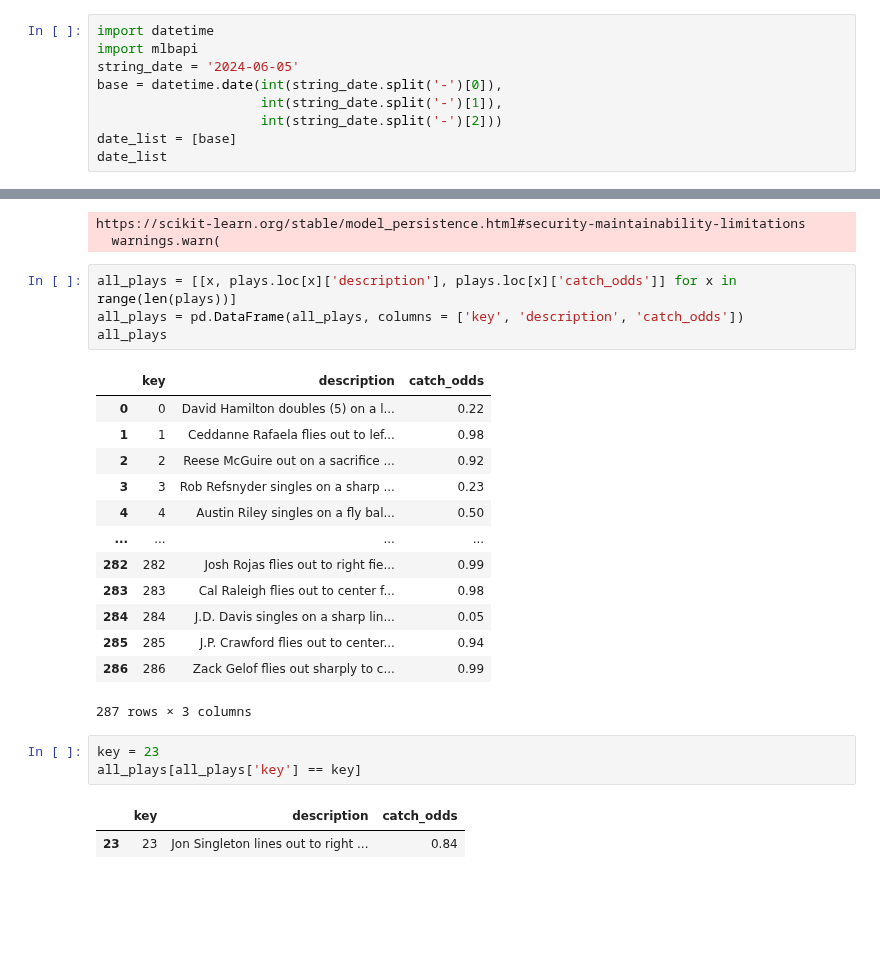
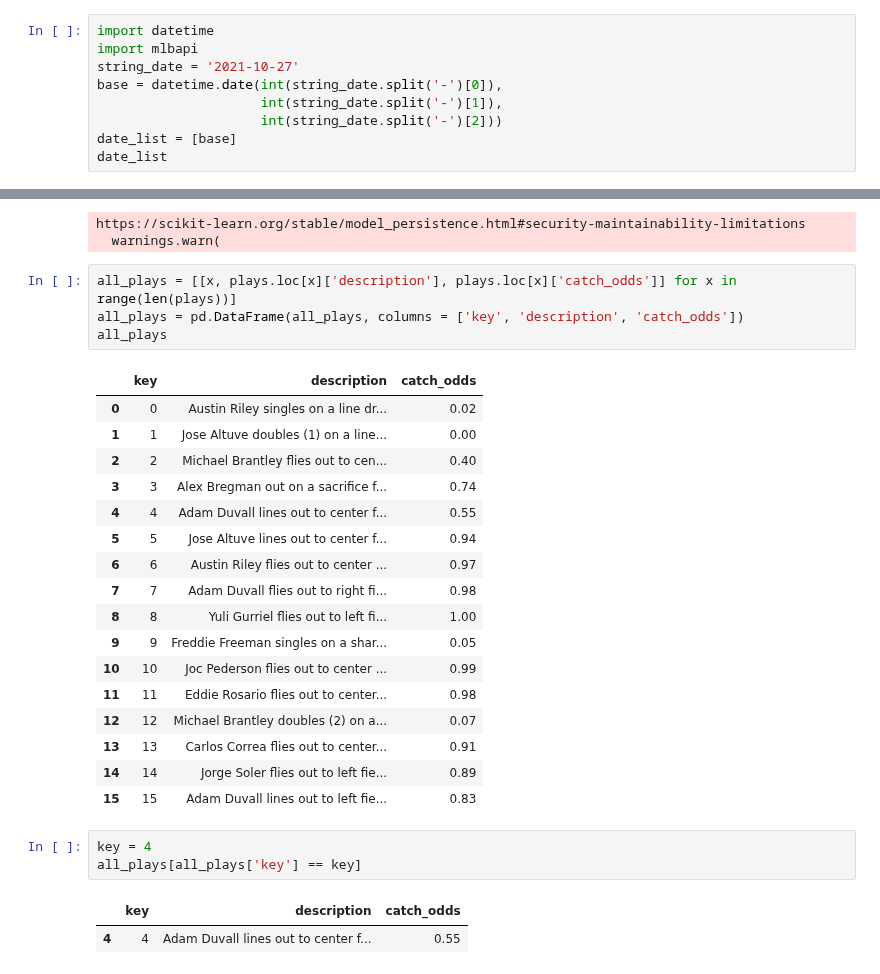
Before and after one commit to Melverk/outfield-bot, a Jupyter notebook: Outfield Bot Notebook.ipynb, the cells around one changed output, grey strips where cells are left out. Cells and saved outputs as stored; diff of their text form; blank space fills up the shorter version.

```diff
--- a/Outfield Bot Notebook.ipynb
+++ b/Outfield Bot Notebook.ipynb
@@ -5,7 +5,7 @@ fly_balls = {}
 # %%
 import datetime
 import mlbapi
-string_date = '2024-06-05'
+string_date = '2021-10-27'
 base = datetime.date(int(string_date.split('-')[0]),
                      int(string_date.split('-')[1]),
                      int(string_date.split('-')[2]))
@@ -145,24 +145,28 @@ all_plays = pd.DataFrame(all_plays, columns = ['key', 'description', 'catch_odds
 all_plays
 # %% [output]
 |  | key | description | catch_odds |
-| 0 | 0 | David Hamilton doubles (5) on a l... | 0.22 |
-| 1 | 1 | Ceddanne Rafaela flies out to lef... | 0.98 |
-| 2 | 2 | Reese McGuire out on a sacrifice ... | 0.92 |
-| 3 | 3 | Rob Refsnyder singles on a sharp ... | 0.23 |
-| 4 | 4 | Austin Riley singles on a fly bal... | 0.50 |
-| ... | ... | ... | ... |
-| 282 | 282 | Josh Rojas flies out to right fie... | 0.99 |
-| 283 | 283 | Cal Raleigh flies out to center f... | 0.98 |
-| 284 | 284 | J.D. Davis singles on a sharp lin... | 0.05 |
-| 285 | 285 | J.P. Crawford flies out to center... | 0.94 |
-| 286 | 286 | Zack Gelof flies out sharply to c... | 0.99 |
+| 0 | 0 | Austin Riley singles on a line dr... | 0.02 |
+| 1 | 1 | Jose Altuve doubles (1) on a line... | 0.00 |
+| 2 | 2 | Michael Brantley flies out to cen... | 0.40 |
+| 3 | 3 | Alex Bregman out on a sacrifice f... | 0.74 |
+| 4 | 4 | Adam Duvall lines out to center f... | 0.55 |
+| 5 | 5 | Jose Altuve lines out to center f... | 0.94 |
+| 6 | 6 | Austin Riley flies out to center ... | 0.97 |
+| 7 | 7 | Adam Duvall flies out to right fi... | 0.98 |
+| 8 | 8 | Yuli Gurriel flies out to left fi... | 1.00 |
+| 9 | 9 | Freddie Freeman singles on a shar... | 0.05 |
+| 10 | 10 | Joc Pederson flies out to center ... | 0.99 |
+| 11 | 11 | Eddie Rosario flies out to center... | 0.98 |
+| 12 | 12 | Michael Brantley doubles (2) on a... | 0.07 |
+| 13 | 13 | Carlos Correa flies out to center... | 0.91 |
+| 14 | 14 | Jorge Soler flies out to left fie... | 0.89 |
+| 15 | 15 | Adam Duvall lines out to left fie... | 0.83 |
-287 rows × 3 columns
 # %%
-key = 23
+key = 4
 all_plays[all_plays['key'] == key]
 # %% [output]
 |  | key | description | catch_odds |
-| 23 | 23 | Jon Singleton lines out to right ... | 0.84 |
+| 4 | 4 | Adam Duvall lines out to center f... | 0.55 |
 # %%
 import numpy as np
 from PIL import Image
```
Also changed, not shown: parts of 5 cells of this notebook.
